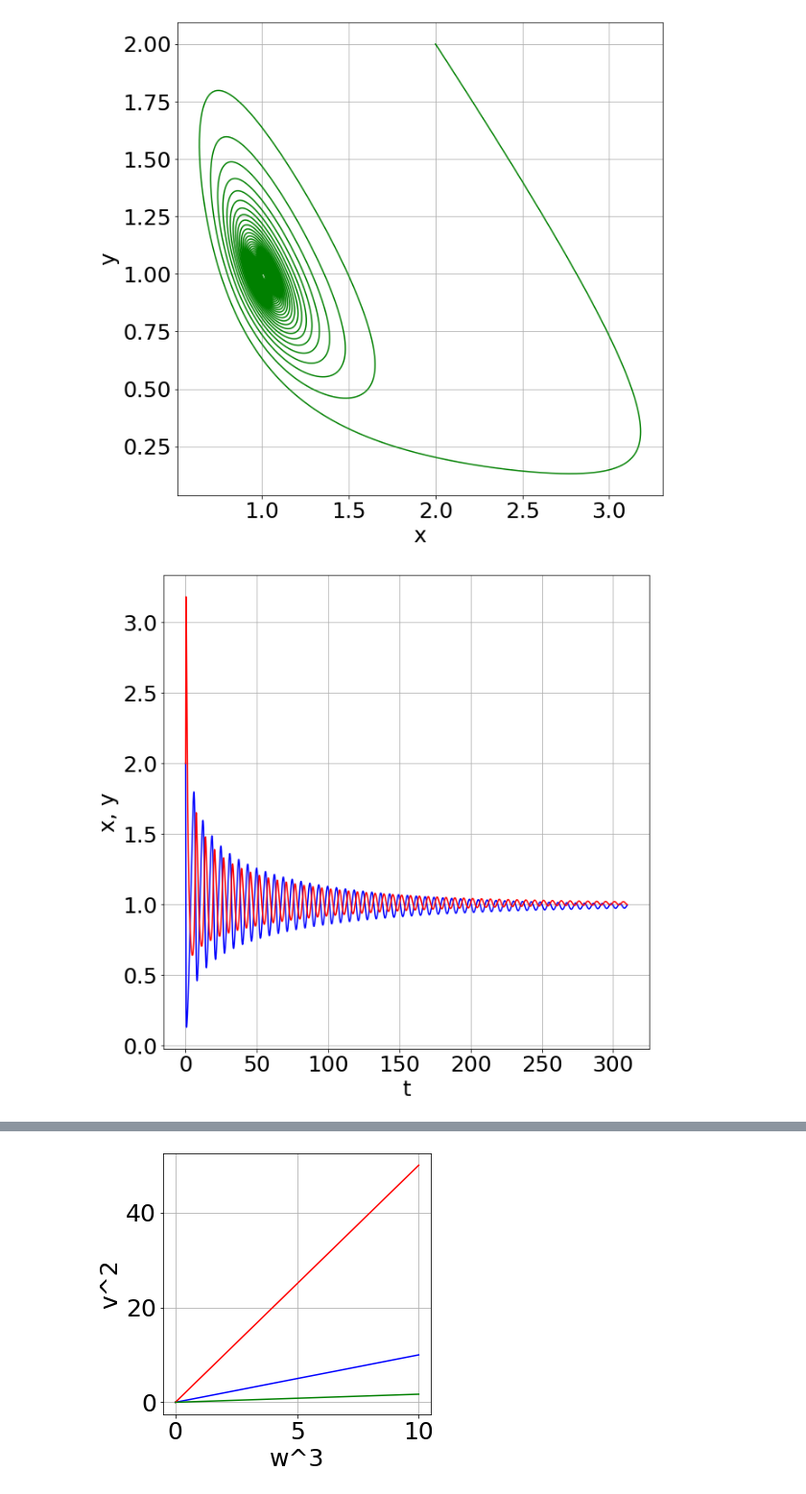
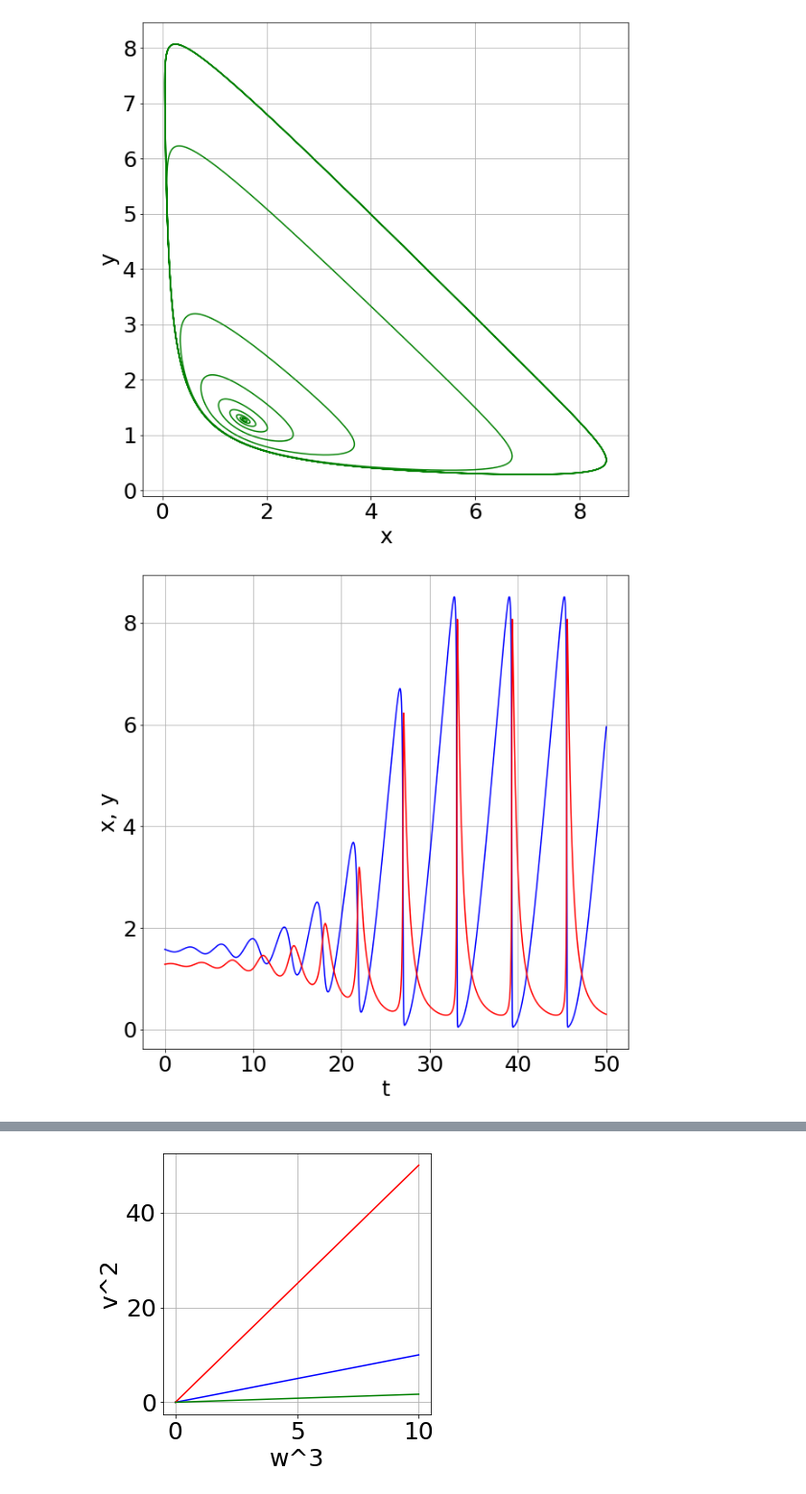
Before and after one commit to xomaiya/Biophysics, a Jupyter notebook: Selkov_model.ipynb, the cells around one changed output, grey strips where cells are left out. Shown: that part at 96% size. Drawn from its saved outputs; the diff is of its cells as text; code cells hidden in the pictures.

```diff
--- a/Selkov_model.ipynb
+++ b/Selkov_model.ipynb
@@ -19,7 +19,7 @@ def calcODE(args, z0, dz0, ts = 10, nt = 100):
 def draw(args, x0, y0, ts=10, nt=100):
     sol = calcODE(args, x0, y0, ts, nt)
     plt.figure(figsize=(10, 10))
-    plt.plot(sol[:, 1], sol[:, 0], 'g')
+    plt.plot(sol[:, 0], sol[:, 1], 'g')
     plt.xlabel('x')
     plt.ylabel('y')
     plt.grid()
@@ -64,20 +65,22 @@ def multidraw(v, w, x0, y0, ts=10, nt=101):
     plt.grid()
     plt.show()
 # %%
-v = 1 + 1e-2 # область II на диаграмме (учтойчивый фокус)
-w = 1 ** (2/3)
-args = (v, w)
-draw(args, x0=2, y0=2, ts = 310, nt = 100000)
-draw(args, x0=w*w / v + 1e-3, y0=v / w + 1e-3, ts = 300, nt = 100000) # прямо около стационара взяли точки
+# v = 1 + 1e-2 # область II на диаграмме (учтойчивый фокус)
+# w = 1 ** (2/3)
+# args = (v, w)
+# draw(args, x0=0.5, y0=8.52, ts = 310, nt = 100000)
+# draw(args, x0=w*w / v + 1e-3, y0=v / w + 1e-3, ts = 300, nt = 100000) # прямо около стационара взяли точки
 
 # multidraw(v, w, x0=3, y0=3, ts = 50, nt = 10000)
 
-v = 1 - 1e-2 # область III на диаграмме (неустойчивый фокус)
-w = 1 ** (2 / 3)
+# v = 1 - 1e-2 # область III на диаграмме (неустойчивый фокус)
+# w = 1 ** (2 / 3)
+v = 2.55
+w = 2
 args = (v, w)
-draw(args, x0=2, y0=2, ts = 300, nt = 100000)
-draw(args, x0=w*w / v + 1e-2, y0=v / w + 1e-2, ts = 500, nt = 100000) # прямо около стационара начальные точки
+# draw(args, x0=10, y0=10, ts = 500, nt = 100000)
+draw(args, x0=w*w / v + 1e-2, y0=v / w + 1e-2, ts = 50, nt = 100000) # прямо около стационара начальные точки
 # multidraw(v, w, x0=3, y0=3, ts = 50, nt = 10000)
 # %% [output]
-[figure, old version]
+[figure, new version]
-[figure, old version]
+[figure, new version]
```
Also changed, not shown: parts of 7 cells of this notebook, 9 other files.
